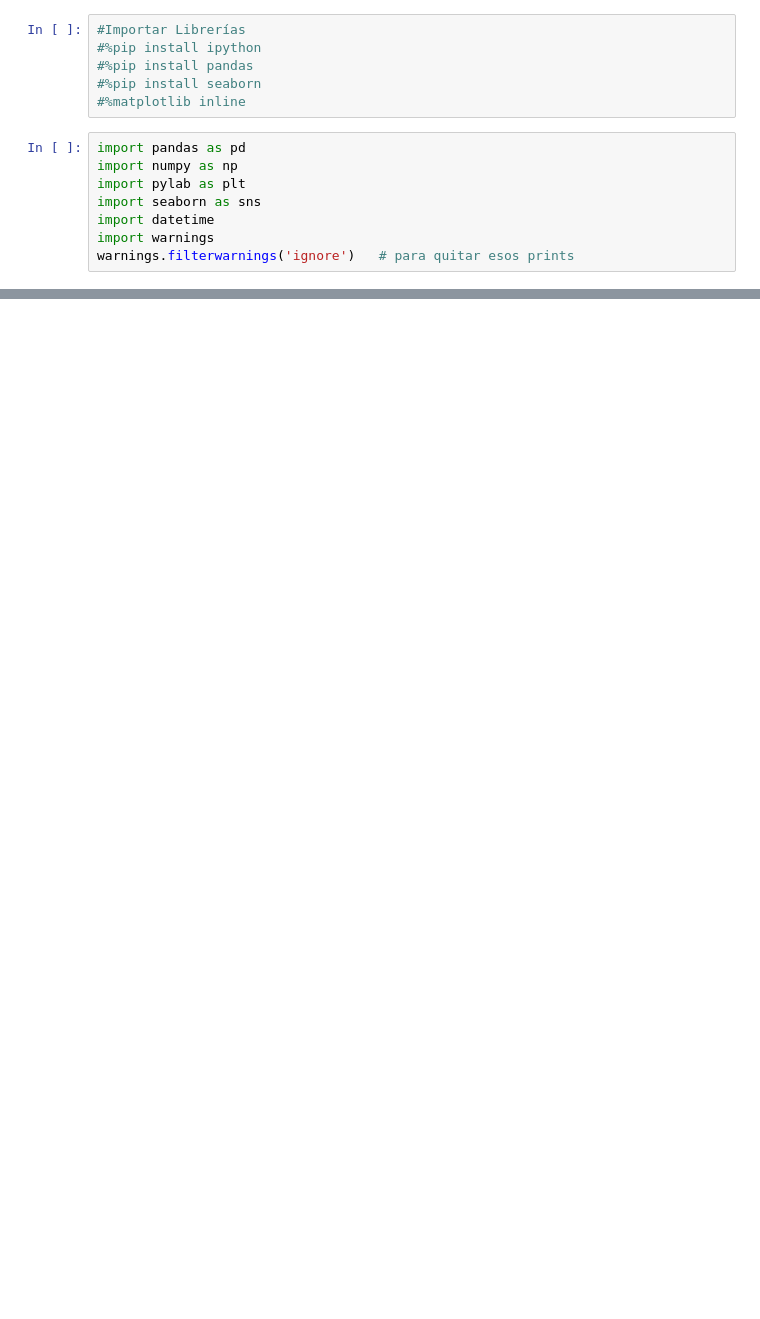
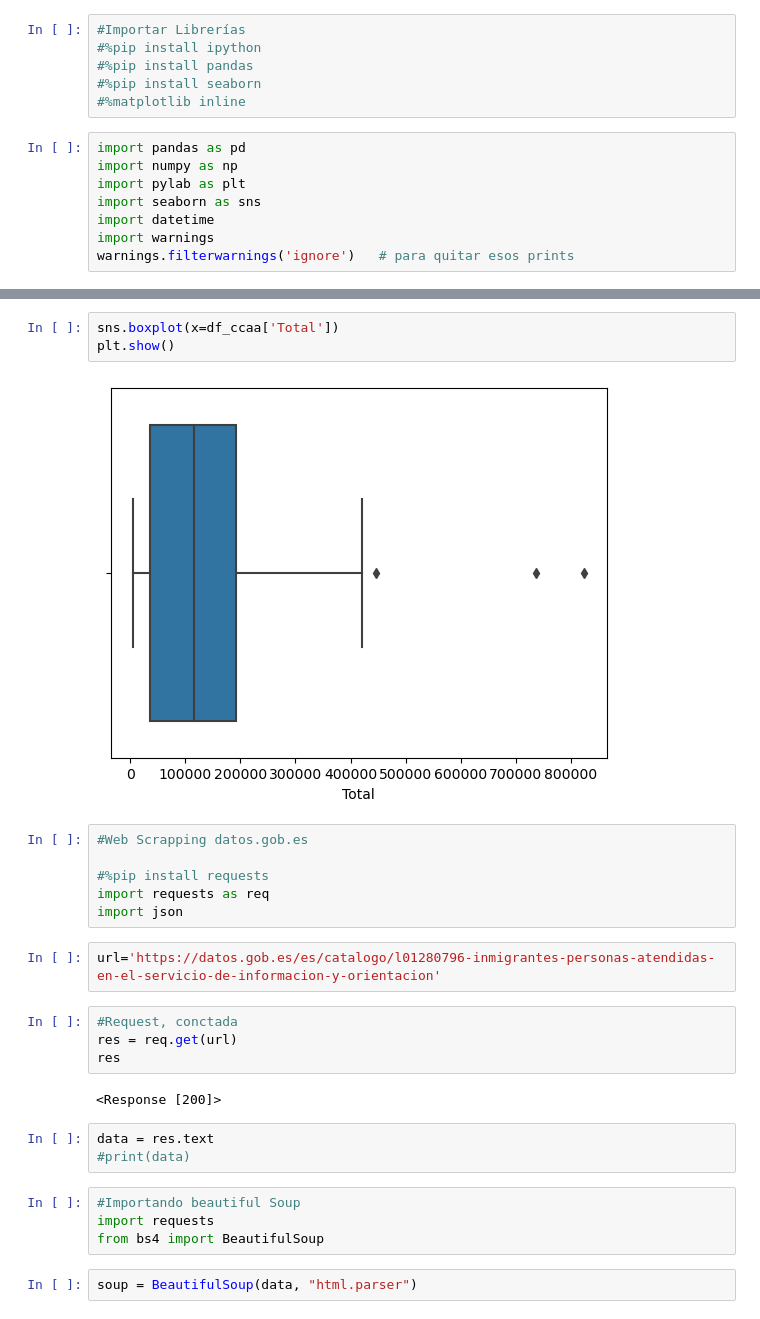
Before and after one commit to monicaclaros/ETL_P4, a Jupyter notebook: principal.ipynb, the cells around one changed output, grey strips where cells are left out. Drawn from its saved outputs; the diff is of its cells as text; blank space fills up the shorter version.

```diff
--- a/principal.ipynb
+++ b/principal.ipynb
@@ -78,0 +150,28 @@ migration.head()
+# %%
+sns.boxplot(x=df_ccaa['Total'])
+plt.show()
+# %% [output]
+[figure, added]
+# %%
+#Web Scrapping datos.gob.es
+
+#%pip install requests
+import requests as req
+import json
+# %%
+url='https://datos.gob.es/es/catalogo/l01280796-inmigrantes-personas-atendidas-en-el-servicio-de-informacion-y-orientacion'
+# %%
+#Request, conctada
+res = req.get(url)
+res
+# %% [output]
+<Response [200]>
+# %%
+data = res.text
+#print(data)
+# %%
+#Importando beautiful Soup
+import requests
+from bs4 import BeautifulSoup
+# %%
+soup = BeautifulSoup(data, "html.parser")
```
Also changed, not shown: parts of 23 cells of this notebook, 2 other files.
